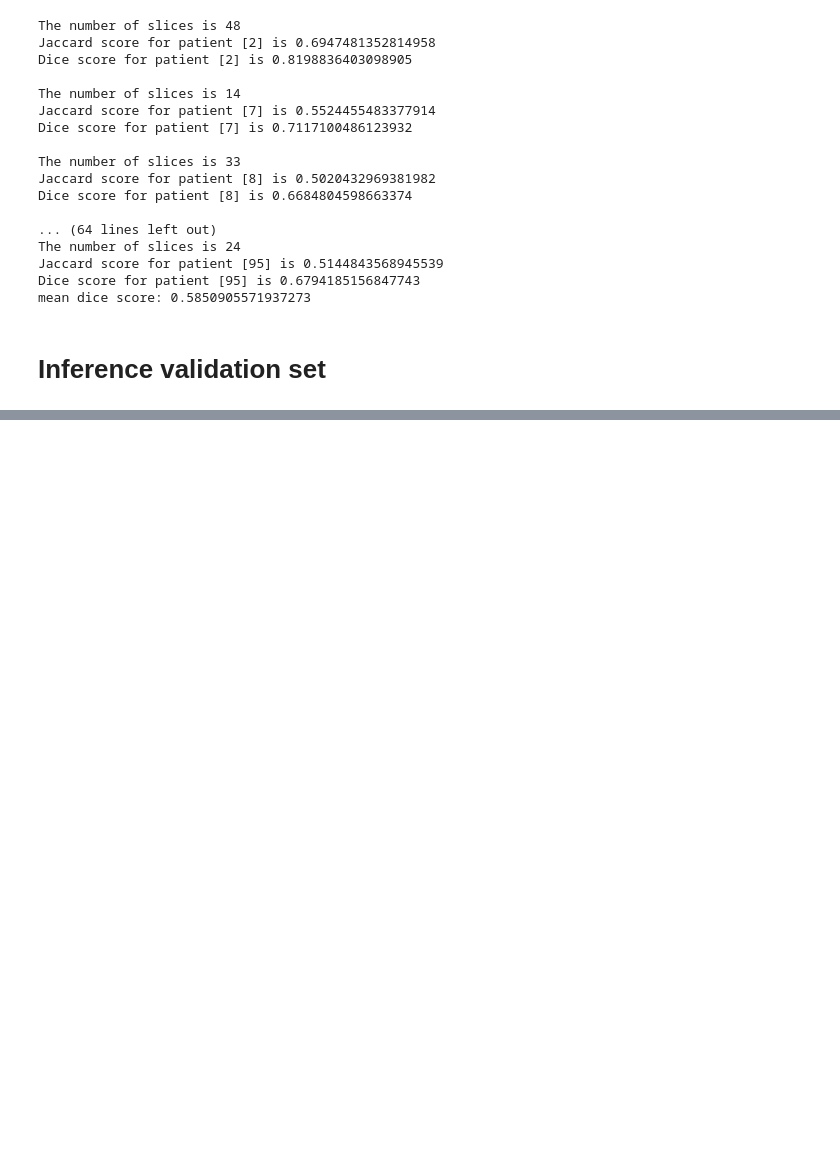
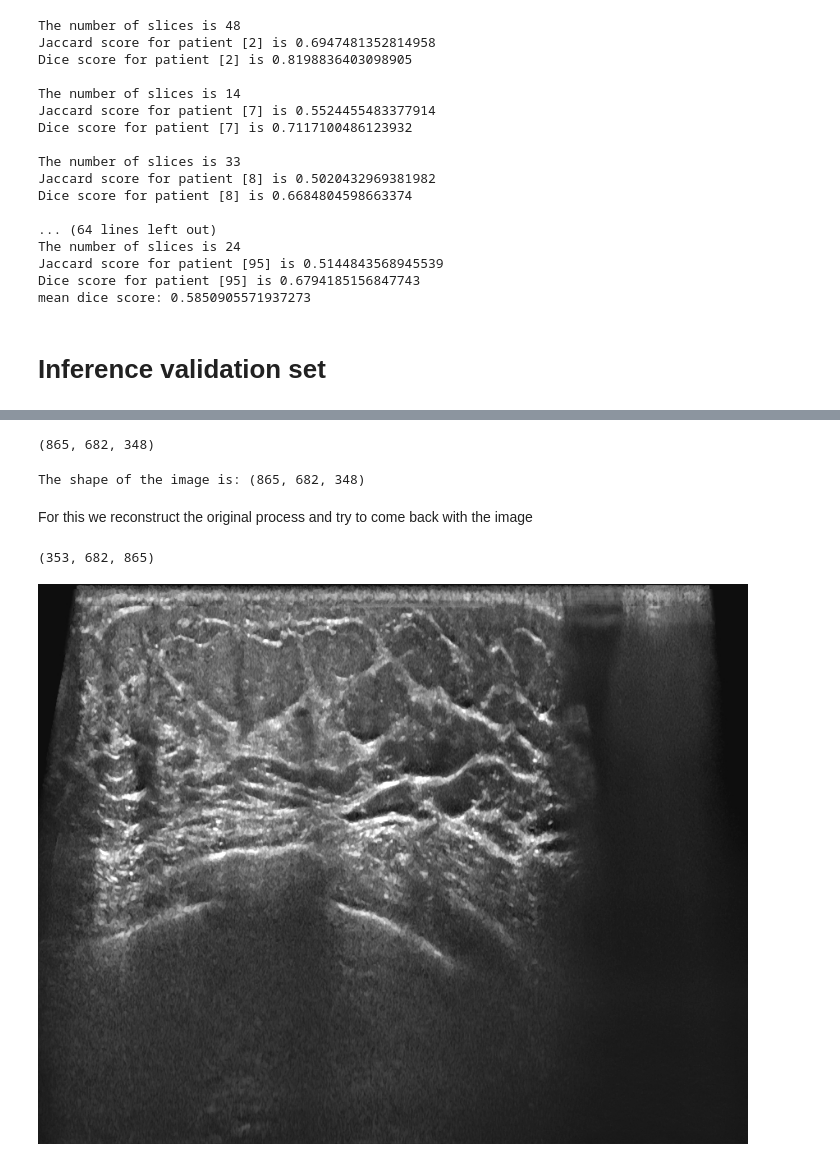
Before and after one commit to VICTORIA-project/tdsc_abus23, a Jupyter notebook: experiments/inference/segmentation/playground.ipynb, the cells around one changed output, grey strips where cells are left out. Saved outputs shown, nothing was run; the diff lists cells and outputs as text; code cells hidden in the pictures; blank space fills up the shorter version.

```diff
--- a/experiments/inference/segmentation/playground.ipynb
+++ b/experiments/inference/segmentation/playground.ipynb
@@ -370,0 +397,38 @@ for sample_batch in valloader: # get some slides
+# %%
+# filter metadata with only case id 100
+original_shape = metadata[metadata['case_id'] == 101]['shape'].apply(lambda x: tuple(map(int, x[1:-1].split(',')))).values[0]
+original_shape
+# %% [output]
+(865, 682, 348)
+# %%
+metadata_path = repo_path / 'data/challange_2023/Val/metadata.csv'
+metadata = pd.read_csv(metadata_path)
+original_shape = metadata['shape'].apply(lambda x: tuple(map(int, x[1:-1].split(',')))).iloc[1]
+print('The shape of the image is:', original_shape)
+# %% [output]
+The shape of the image is: (865, 682, 348)
+# %% [markdown]
+For this we reconstruct the original process and try to come back with the image
+# %%
+resolution = 256
+preprocess_im = Compose(
+        [ # classic squared aspect-preserved centered image
+            torchvision.transforms.Resize(resolution, interpolation= torchvision.transforms.InterpolationMode.BILINEAR),
+            torchvision.transforms.CenterCrop(resolution),
+        ]
+)
+
+im_path = repo_path / 'data/challange_2023/Val/DATA/DATA_100.nrrd'
+im_sitk = sitk.ReadImage(im_path)
+im = sitk.GetArrayFromImage(im_sitk)
+# %%
+im.shape
+# %% [output]
+(353, 682, 865)
+# %%
+z = 100
+# preprocess image
+im_slice = Image.fromarray(im[z])
+im_slice
+# %% [output]
+[figure, added]
```
Also changed, not shown: parts of 13 cells of this notebook, 2 other files.
